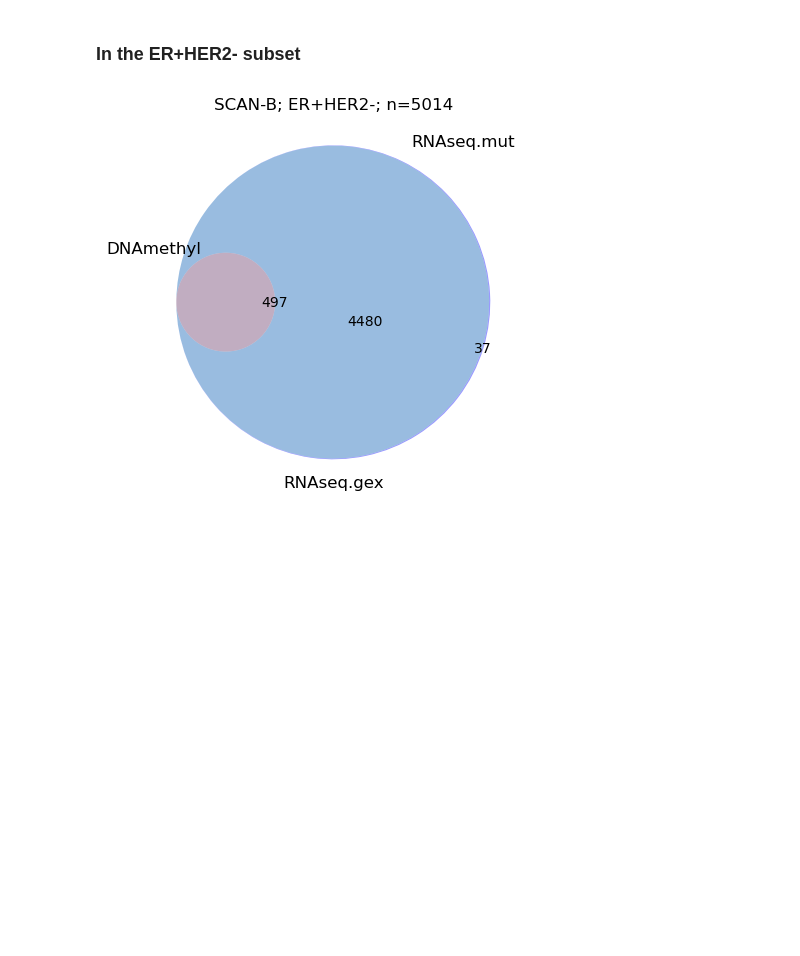
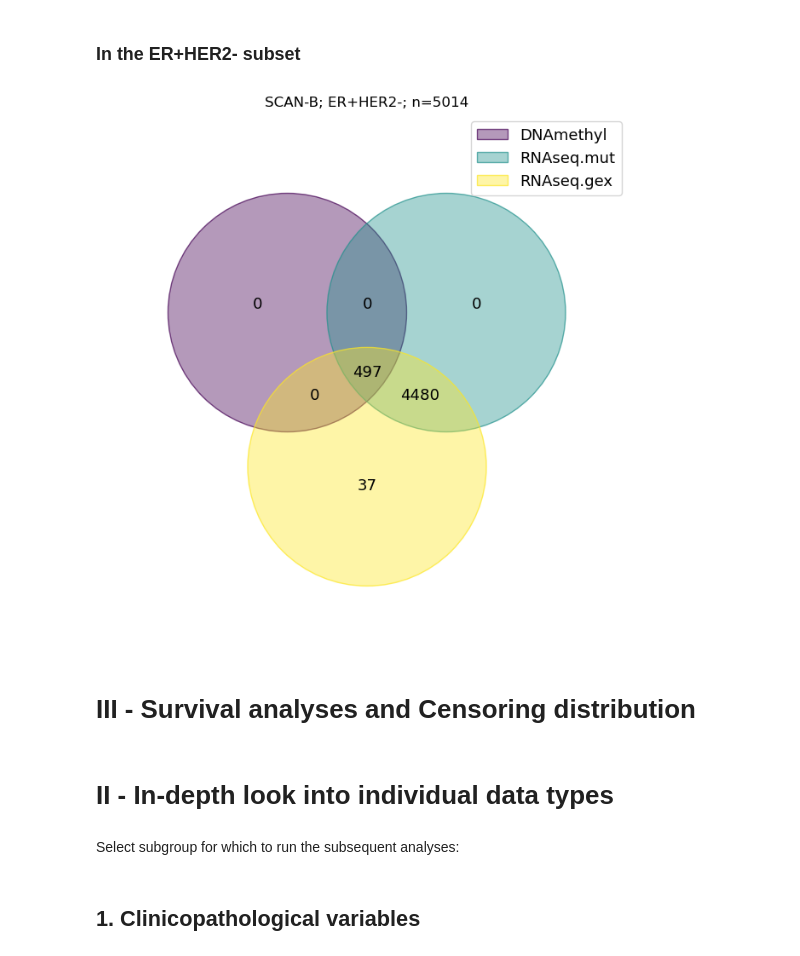
Before and after one commit to lphohmann/PredictRecurrence, a Jupyter notebook: notebooks/SCANB_modalities.ipynb, the cells around one changed output. Saved outputs shown, nothing was run; the diff lists cells and outputs as text; code cells hidden in the pictures; blank space fills up the shorter version.

```diff
--- a/notebooks/SCANB_modalities.ipynb
+++ b/notebooks/SCANB_modalities.ipynb
@@ -124,12 +131,19 @@ dict_values = list(venn_dict.values())  # List of corresponding sets
 # %%
 # Create Venn diagram
-venn3(dict_values, set_labels=dict_labels)
+#venn3(list(venn_dict.values()), set_labels=list(venn_dict.keys()))
+venn(venn_dict)
 
 # Customizing plot
 plt.title(f"SCAN-B; {clin_group}; n={len(clinical['Sample'][clinical['Group'] == clin_group])}")
 #plt.subplot(111).set_title("With variants from RNAseq")
 
 # Show the plot
 plt.show()
 # %% [output]
-[figure, old version]
+[figure, new version]
+# %% [markdown]
+# III - Survival analyses and Censoring distribution
+# %% [markdown]
+# II - In-depth look into individual data types
+# %% [markdown]
+Select subgroup for which to run the subsequent analyses:
@@ -135,0 +153,2 @@ plt.show()
+# %% [markdown]
+## 1. Clinicopathological variables
```
Also changed, not shown: parts of 17 cells of this notebook, 3 other files.
